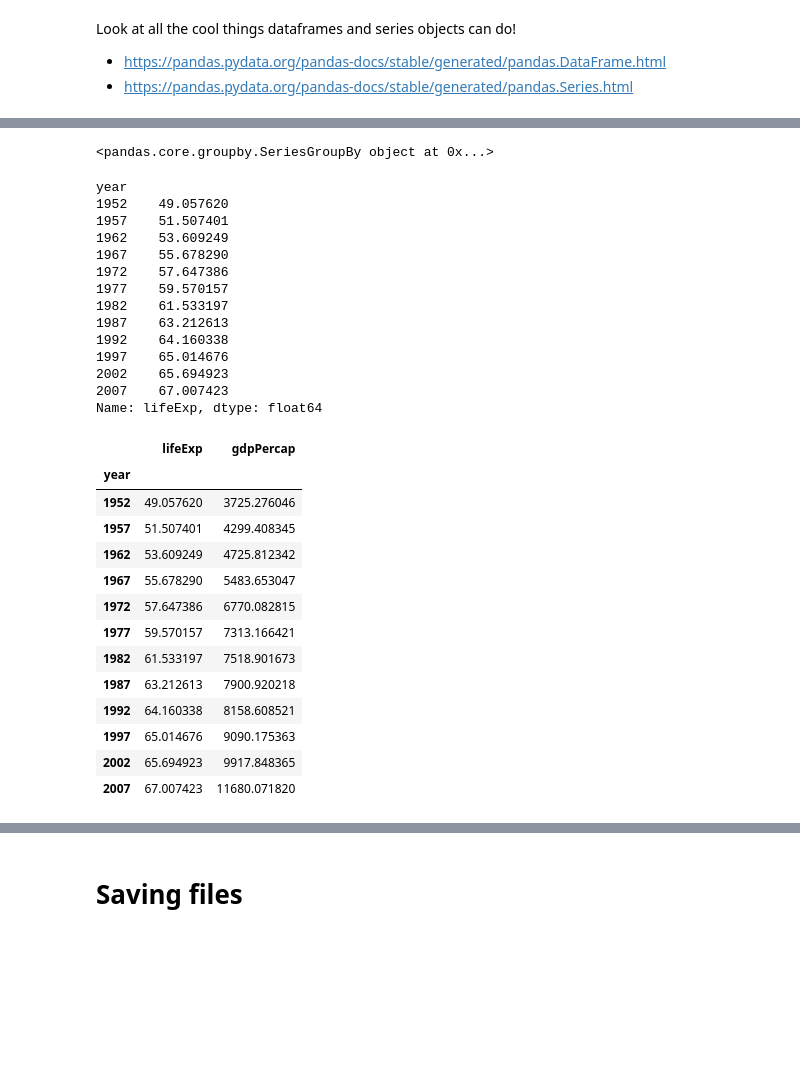
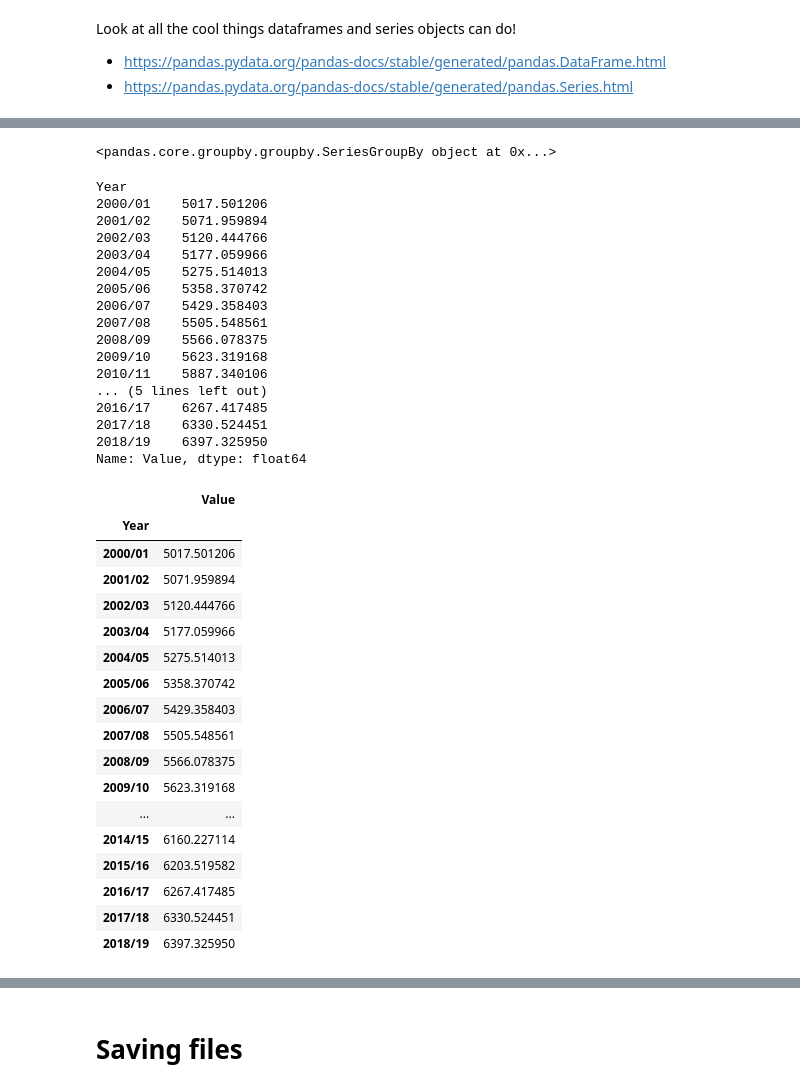
Before and after one commit to LaGuer/scipy-2017-tutorial-pandas, a Jupyter notebook: 01-notes/01-pandas_intro.ipynb, the cells around one changed output, grey strips where cells are left out. Cells and saved outputs as stored; diff of their text form; code cells hidden in the pictures; blank space fills up the shorter version.

```diff
--- a/01-notes/01-pandas_intro.ipynb
+++ b/01-notes/01-pandas_intro.ipynb
@@ -204,7 +222,7 @@ df.head()
 ## Rows
 # %%
 # get our original data back
-df = pd.read_csv('../data/gapminder.tsv', delimiter='\t')
+df = pd.read_csv('https://raw.githubusercontent.com/LaGuer/JupyterDataScienceWorkflow/master/dataset/CRSW-AMIS.csv')
 # %% [markdown]
 ### `loc`
 # %%
@@ -372,38 +400,45 @@ df.groupby('year')
-# %%
-df.groupby('year')['lifeExp']
-# %% [output]
-<pandas.core.groupby.SeriesGroupBy object at 0x...>
+# %%
+df.groupby('Year')['Product Name']
+# %% [output]
+<pandas.core.groupby.groupby.SeriesGroupBy object at 0x...>
 # %%
-df.groupby('year')['lifeExp'].mean()
+df.groupby('Year')['Value'].mean()
 # %% [output]
-year
-1952    49.057620
-1957    51.507401
-1962    53.609249
-1967    55.678290
-1972    57.647386
-1977    59.570157
-1982    61.533197
-1987    63.212613
-1992    64.160338
-1997    65.014676
-2002    65.694923
-2007    67.007423
-Name: lifeExp, dtype: float64
+Year
+2000/01    5017.501206
+2001/02    5071.959894
+2002/03    5120.444766
+2003/04    5177.059966
+2004/05    5275.514013
+2005/06    5358.370742
+2006/07    5429.358403
+2007/08    5505.548561
+2008/09    5566.078375
+2009/10    5623.319168
+2010/11    5887.340106
+... (5 lines left out)
+2016/17    6267.417485
+2017/18    6330.524451
+2018/19    6397.325950
+Name: Value, dtype: float64
 # %%
-df.groupby('year')[['lifeExp', 'gdpPercap']].mean()
+df.groupby('Year')[['Product Name', 'Value']].mean()
 # %% [output]
-|  | lifeExp | gdpPercap |
-| year |  |  |
-| 1952 | 49.057620 | 3725.276046 |
-| 1957 | 51.507401 | 4299.408345 |
-| 1962 | 53.609249 | 4725.812342 |
-| 1967 | 55.678290 | 5483.653047 |
-| 1972 | 57.647386 | 6770.082815 |
-| 1977 | 59.570157 | 7313.166421 |
-| 1982 | 61.533197 | 7518.901673 |
-| 1987 | 63.212613 | 7900.920218 |
-| 1992 | 64.160338 | 8158.608521 |
-| 1997 | 65.014676 | 9090.175363 |
-| 2002 | 65.694923 | 9917.848365 |
-| 2007 | 67.007423 | 11680.071820 |
+|  | Value |
+| Year |  |
+| 2000/01 | 5017.501206 |
+| 2001/02 | 5071.959894 |
+| 2002/03 | 5120.444766 |
+| 2003/04 | 5177.059966 |
+| 2004/05 | 5275.514013 |
+| 2005/06 | 5358.370742 |
+| 2006/07 | 5429.358403 |
+| 2007/08 | 5505.548561 |
+| 2008/09 | 5566.078375 |
+| 2009/10 | 5623.319168 |
+| ... | ... |
+| 2014/15 | 6160.227114 |
+| 2015/16 | 6203.519582 |
+| 2016/17 | 6267.417485 |
+| 2017/18 | 6330.524451 |
+| 2018/19 | 6397.325950 |
```
Also changed, not shown: parts of 45 cells of this notebook.
